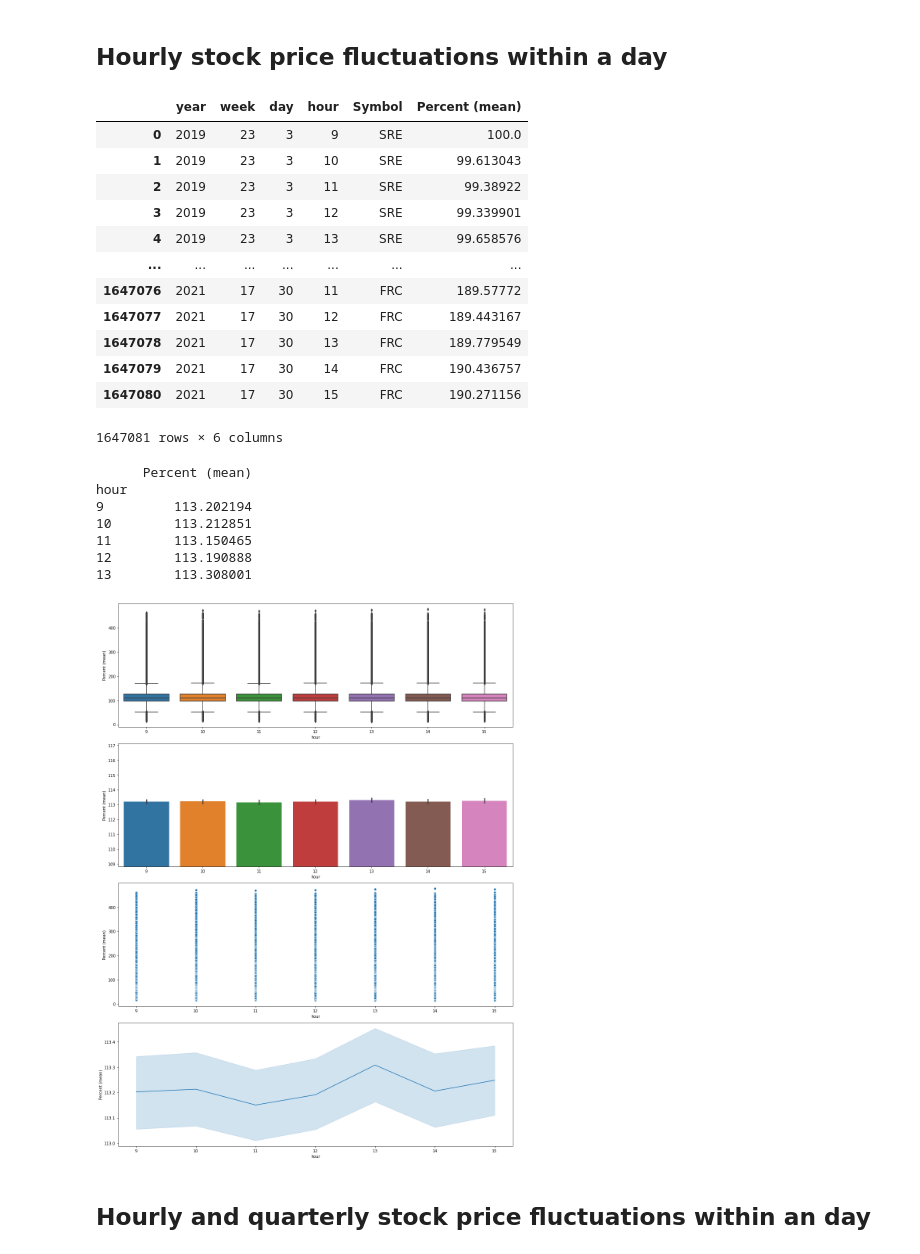
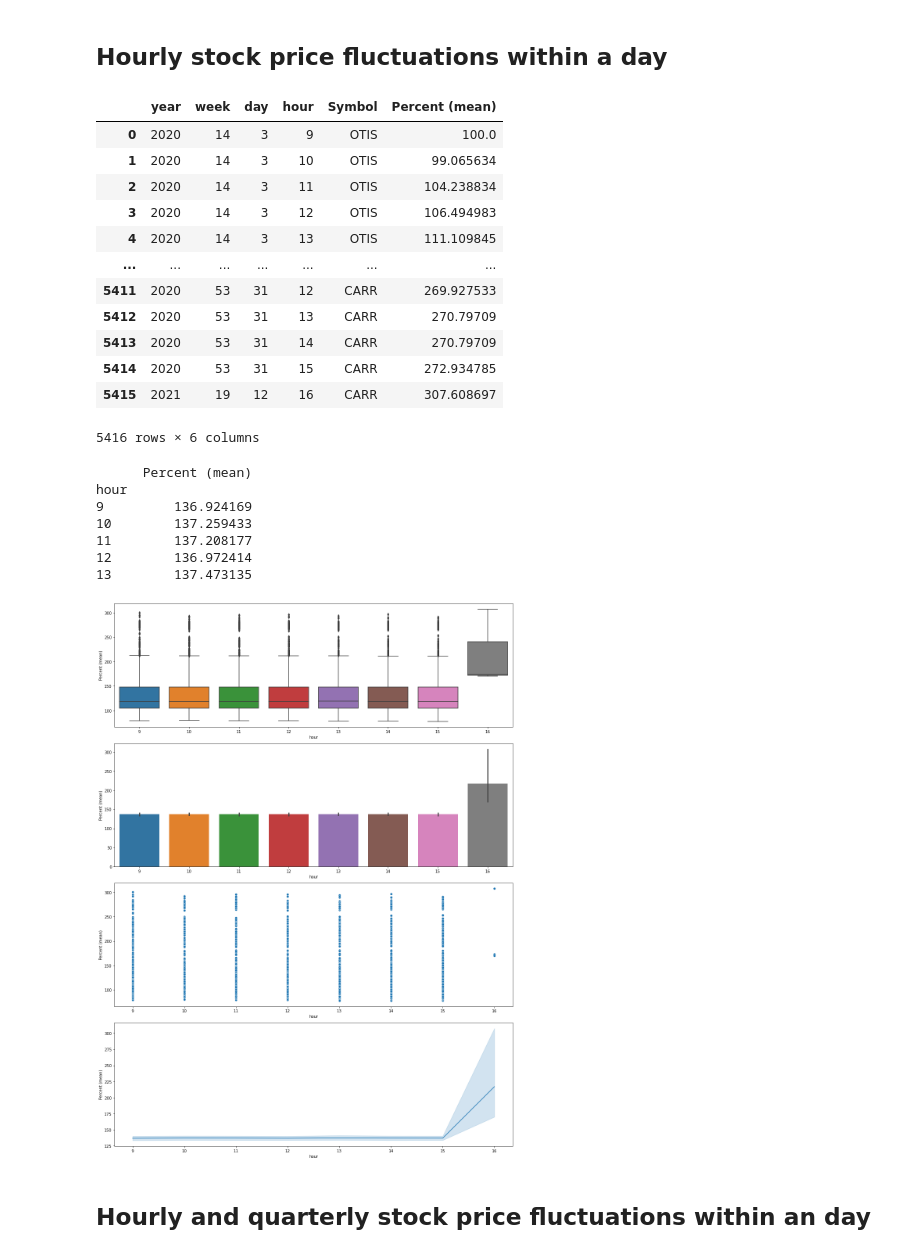
Before and after one commit to kirillstrelkov/playground, a Jupyter notebook: stocks/buy_sell_analysis/sp500/analysis_base_first_date.ipynb, the cells around one changed output. Saved outputs shown, nothing was run; the diff lists cells and outputs as text; code cells hidden in the pictures.

```diff
--- a/stocks/buy_sell_analysis/sp500/analysis_base_first_date.ipynb
+++ b/stocks/buy_sell_analysis/sp500/analysis_base_first_date.ipynb
@@ -62,3 +8,26 @@ def plot(**kwargs):
+# %%
+import sys
+
+sys.path.append('..')
+
+from analysis_base_first_date import Column
+from common import plot, YahooRange
+
+from loguru import logger
+import numpy as np
+import pandas as pd
+from seaborn import lineplot, barplot, scatterplot, boxplot
+from matplotlib import pyplot
+
+pd.options.mode.chained_assignment = None
+
+FILENAME = "sp500/sp500.csv"
+LIMIT = None
+
+logger.remove()
+logger.add(sys.stdout, level="INFO")
+
+pass
 # %% [markdown]
 ## Monthly stock price fluctuations within a year
 # %%
@@ -200,33 +165,33 @@ END_DATE = '2021-05-01'
 # %%
 from analysis_base_first_date import get_best_hour
 
-df = get_best_hour(FILENAME, START_DATE, END_DATE, limit=LIMIT)
+df = get_best_hour(FILENAME, YahooRange.YEARS_2, limit=LIMIT)
 
 df
 # %% [output]
 |  | year | week | day | hour | Symbol | Percent (mean) |
-| 0 | 2019 | 23 | 3 | 9 | SRE | 100.0 |
-| 1 | 2019 | 23 | 3 | 10 | SRE | 99.613043 |
-| 2 | 2019 | 23 | 3 | 11 | SRE | 99.38922 |
-| 3 | 2019 | 23 | 3 | 12 | SRE | 99.339901 |
-| 4 | 2019 | 23 | 3 | 13 | SRE | 99.658576 |
+| 0 | 2020 | 14 | 3 | 9 | OTIS | 100.0 |
+| 1 | 2020 | 14 | 3 | 10 | OTIS | 99.065634 |
+| 2 | 2020 | 14 | 3 | 11 | OTIS | 104.238834 |
+| 3 | 2020 | 14 | 3 | 12 | OTIS | 106.494983 |
+| 4 | 2020 | 14 | 3 | 13 | OTIS | 111.109845 |
 | ... | ... | ... | ... | ... | ... | ... |
-| 1647076 | 2021 | 17 | 30 | 11 | FRC | 189.57772 |
-| 1647077 | 2021 | 17 | 30 | 12 | FRC | 189.443167 |
-| 1647078 | 2021 | 17 | 30 | 13 | FRC | 189.779549 |
-| 1647079 | 2021 | 17 | 30 | 14 | FRC | 190.436757 |
-| 1647080 | 2021 | 17 | 30 | 15 | FRC | 190.271156 |
+| 5411 | 2020 | 53 | 31 | 12 | CARR | 269.927533 |
+| 5412 | 2020 | 53 | 31 | 13 | CARR | 270.79709 |
+| 5413 | 2020 | 53 | 31 | 14 | CARR | 270.79709 |
+| 5414 | 2020 | 53 | 31 | 15 | CARR | 272.934785 |
+| 5415 | 2021 | 19 | 12 | 16 | CARR | 307.608697 |
-1647081 rows × 6 columns
+5416 rows × 6 columns
 # %%
-plot(x=Column.HOUR, y=Column.PERCENT, data=df, barplot={'quantile': (0.5, 0.65)})
+plot(x=Column.HOUR, y=Column.PERCENT, data=df)
 # %% [output]
       Percent (mean)
 hour
-9         113.202194
-10        113.212851
-11        113.150465
-12        113.190888
-13        113.308001
+9         136.924169
+10        137.259433
+11        137.208177
+12        136.972414
+13        137.473135
-[figure, old version]
+[figure, new version]
 # %% [markdown]
 ## Hourly and quarterly stock price fluctuations within an day
```
Also changed, not shown: parts of 15 cells of this notebook, 7 other files.
